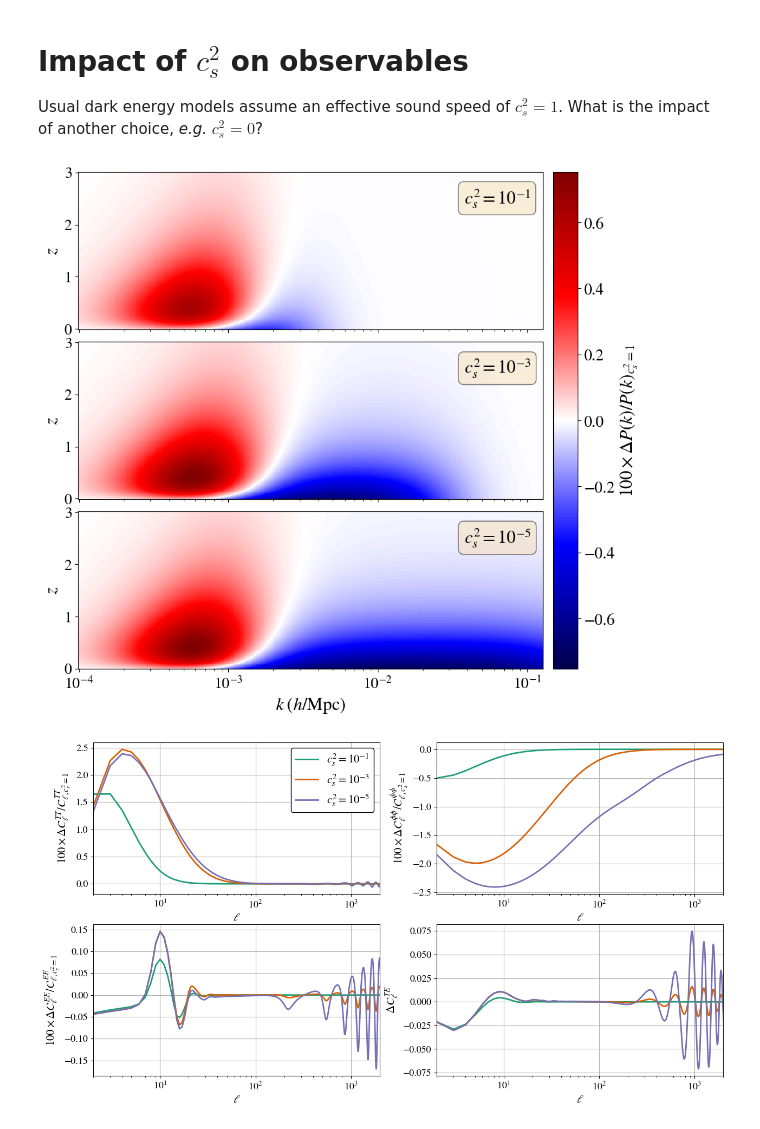
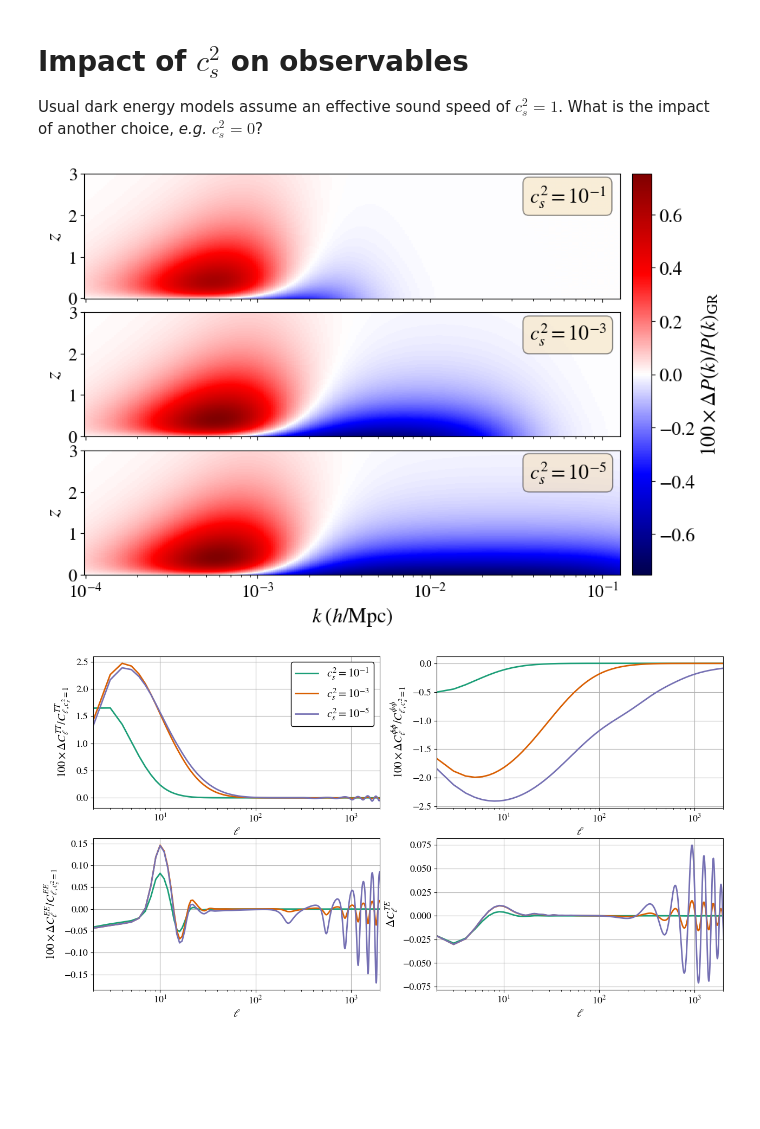
Before and after one commit to joaoreboucas1/cs2-project, a Jupyter notebook: observables_impact/cs2_impact_fluid.ipynb, the cells around one changed output. Cells and saved outputs as stored; diff of their text form; code cells hidden in the pictures; blank space fills up the shorter version.

Commit message:
Refactoring observables_impact

```diff
--- a/observables_impact/cs2_impact_fluid.ipynb
+++ b/observables_impact/cs2_impact_fluid.ipynb
@@ -75,32 +57,5 @@ for name, case in cases.items():
 # %%
-# Plot P(k)
-from matplotlib.colors import Normalize
-
-# Precomputing min and max relative errors for unifying the colormaps in each axis
-fig, axs = plt.subplots(len(cases)-1, 1, sharex=True, sharey=True, figsize=(10, 10), gridspec_kw={"hspace": 0.08})
-scale = -np.inf
-for name, case in cases.items():
-    if name == "quint": continue
-    relative_errors = 100*(np.abs(case["P_lin"]/cases["quint"]["P_lin"] - 1))
-    scale = max(scale, np.amax(relative_errors))
-
-norm = Normalize(vmin=-scale, vmax=scale)
-
-for i, (name, case) in enumerate(cases.items()):
-    if name == "quint": continue
-    ax = axs[i-1]
-    relative_errors = 100*(case["P_lin"]/cases["quint"]["P_lin"] - 1)
-    mesh = ax.pcolormesh(ks, redshifts, relative_errors, cmap="seismic", norm=norm)
-    ax.set_xscale('log')
-    ax.set_ylabel(r"$z$", fontsize=20)
-    ax.text(0.83, 0.8, case["label"], transform=ax.transAxes, bbox={'boxstyle': 'round', 'facecolor': 'wheat', 'alpha': 0.5}, fontsize=20)
-
-cbar = fig.colorbar(mesh, ax=axs, orientation="vertical", fraction=0.05, pad=0.02)
-cbar.set_label(r"$100 \times \Delta P(k)/P(k)_{c_s^2 = 1}$", fontsize=20)
-cbar.ax.tick_params(labelsize=18)
-for ax in axs: ax.tick_params(labelsize=17)
-axs[-1].set_xlabel(r"$k \; (h/\mathrm{Mpc})$", fontsize=20)
-plt.savefig("plots/impact_pk_ppf.png", bbox_inches="tight")
+utils.plot_pk_differences(cases, base_case, ks, redshifts, "plots/impact_pk_ppf.png")
 # %% [output]
-[figure, old version]
+[figure, new version]
 # %%
```
Also changed, not shown: parts of 3 cells of this notebook, 9 other files.
